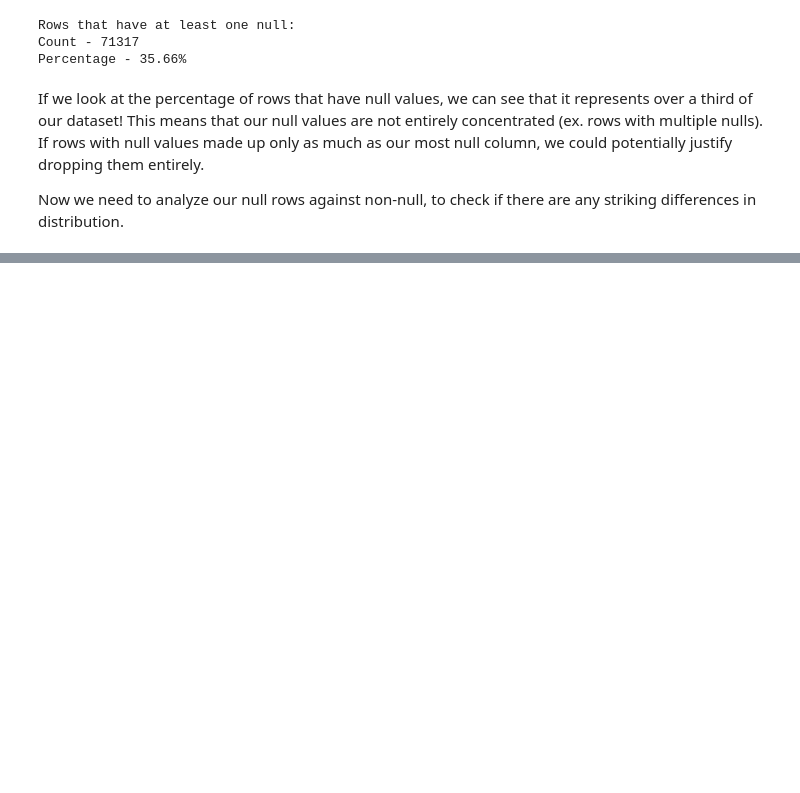
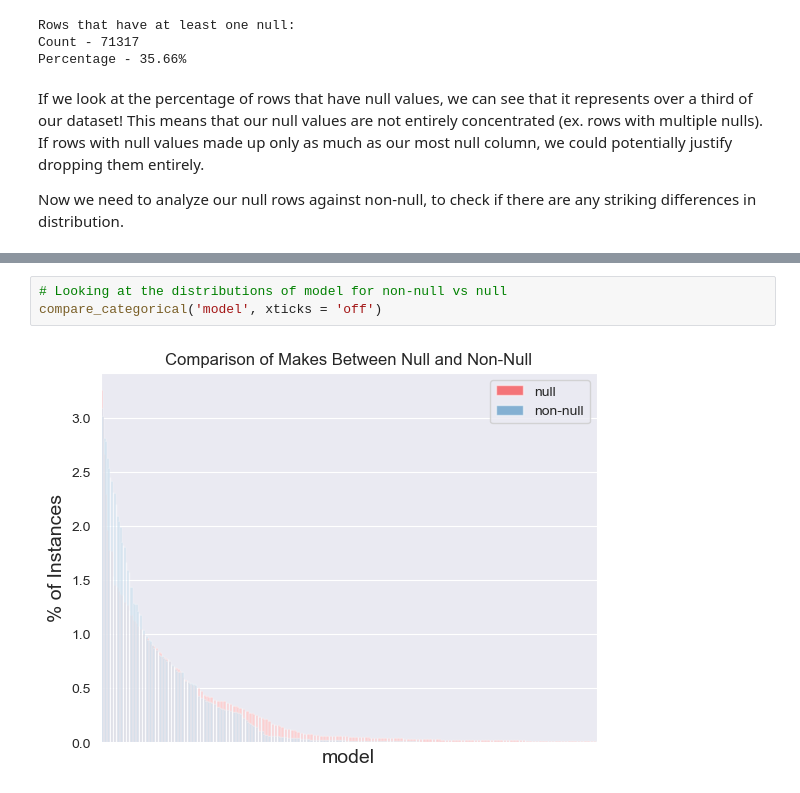
Before and after one commit to RoryStevens/CarMax-Analytics-Showcase, a Jupyter notebook: Winter-2023/CarMaxShowcase.ipynb, the cells around one changed output, grey strips where cells are left out. Cells and saved outputs as stored; diff of their text form; blank space fills up the shorter version.

```diff
--- a/Winter-2023/CarMaxShowcase.ipynb
+++ b/Winter-2023/CarMaxShowcase.ipynb
@@ -339,0 +404,5 @@ Now we need to analyze our null rows against non-null, to check if there are any
+# %%
+# Looking at the distributions of model for non-null vs null
+compare_categorical('model', xticks = 'off')
+# %% [output]
+[figure, added]
```
Also changed, not shown: parts of 20 cells of this notebook.
